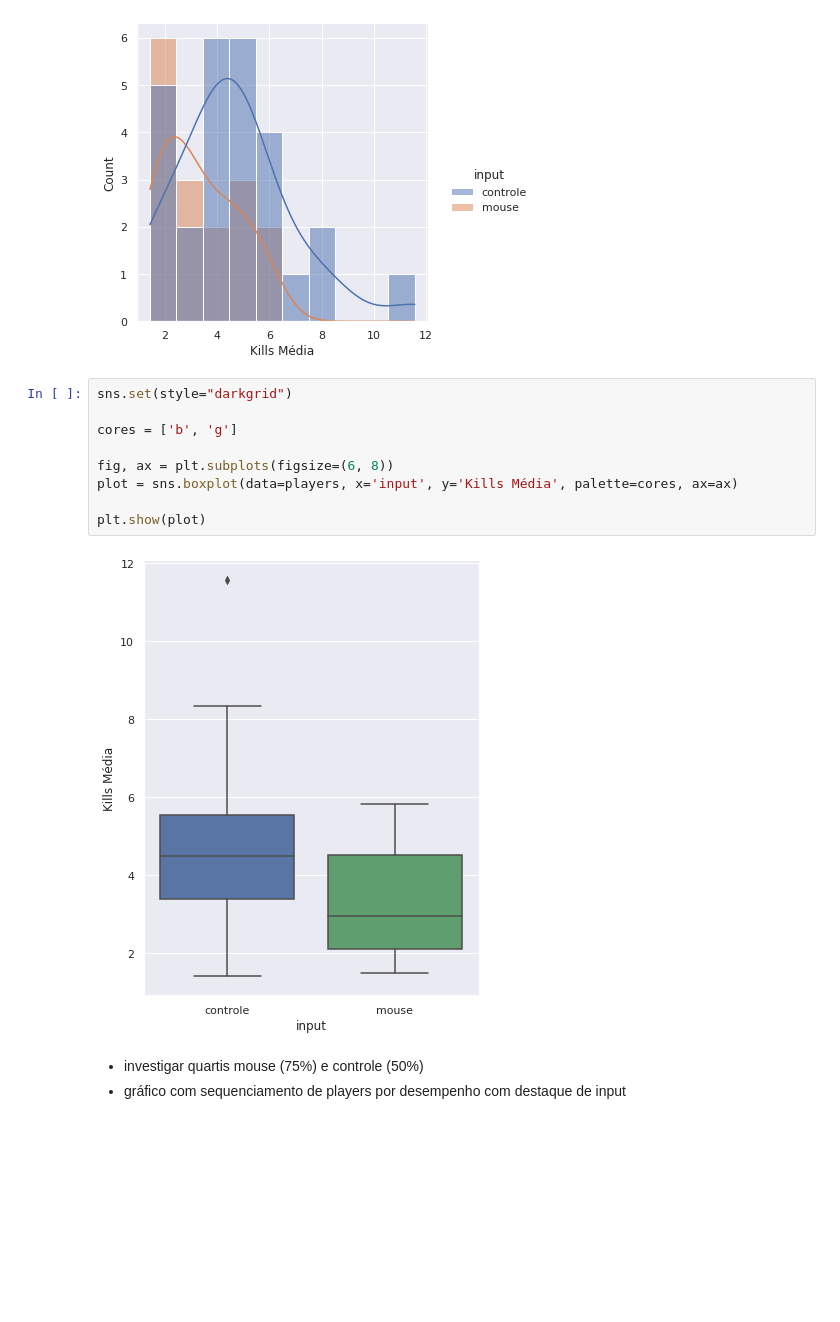
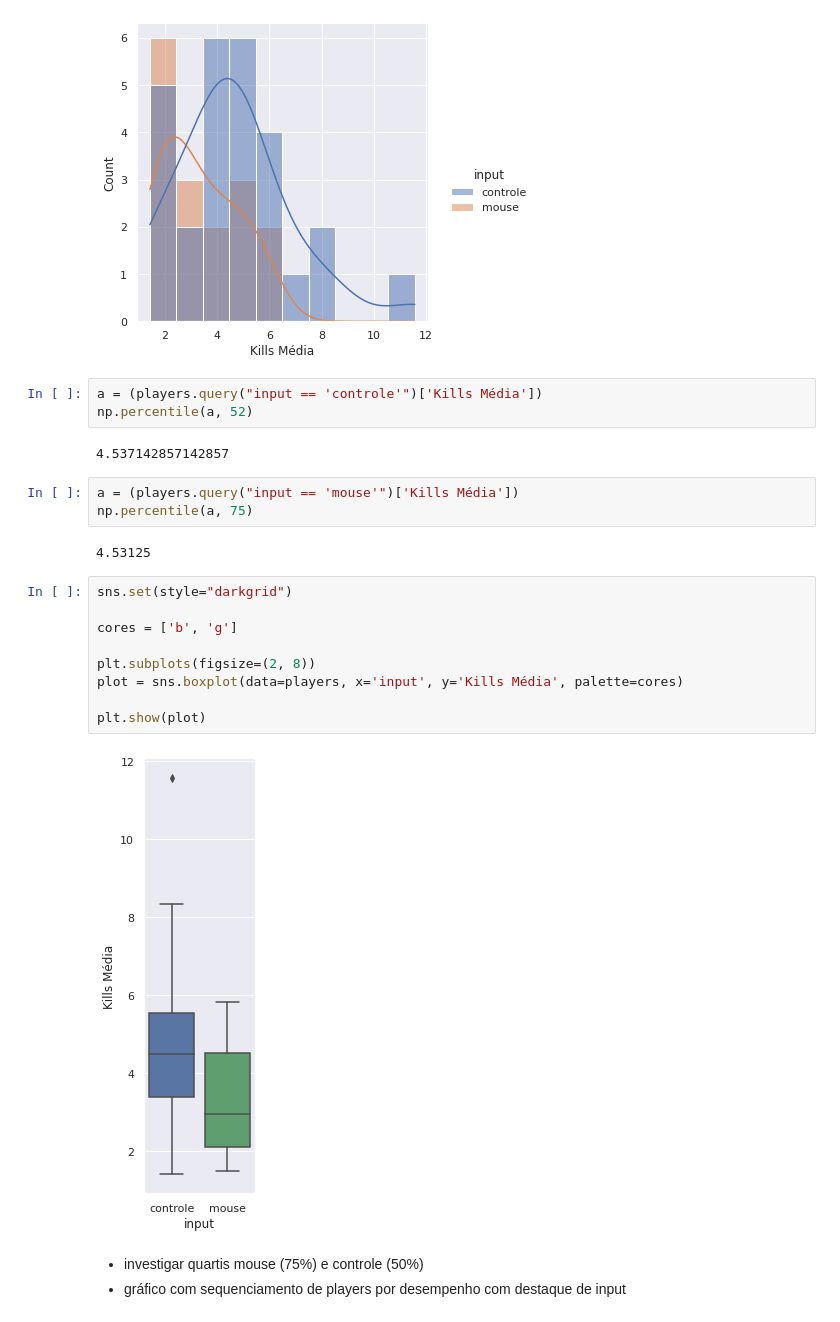
Before and after one commit to GodoyLucas/king_of_rebirth, a Jupyter notebook: Notebooks/King_of_Rebirth_Final.ipynb, the cells around one changed output. Drawn from its saved outputs; the diff is of its cells as text; blank space fills up the shorter version.

Commit message:
Adicionando boxplot de kills

```diff
--- a/Notebooks/King_of_Rebirth_Final.ipynb
+++ b/Notebooks/King_of_Rebirth_Final.ipynb
@@ -630,17 +654,27 @@ sns.displot(data=players, x='Kills Média', hue='input', kde=True, bins=10)
 # %% [output]
 <seaborn.axisgrid.FacetGrid at 0x...>
 [figure]
+# %%
+a = (players.query("input == 'controle'")['Kills Média'])
+np.percentile(a, 52)
+# %% [output]
+4.537142857142857
+# %%
+a = (players.query("input == 'mouse'")['Kills Média'])
+np.percentile(a, 75)
+# %% [output]
+4.53125
 # %%
 sns.set(style="darkgrid")
 
 cores = ['b', 'g']
 
-fig, ax = plt.subplots(figsize=(6, 8))
-plot = sns.boxplot(data=players, x='input', y='Kills Média', palette=cores, ax=ax)
+plt.subplots(figsize=(2, 8))
+plot = sns.boxplot(data=players, x='input', y='Kills Média', palette=cores)
 
 plt.show(plot)
 # %% [output]
-[figure, old version]
+[figure, new version]
 # %% [markdown]
 - investigar quartis mouse (75%) e controle (50%)
 - gráfico com sequenciamento de players por desempenho com destaque de input
```
Also changed, not shown: parts of 4 cells of this notebook.
